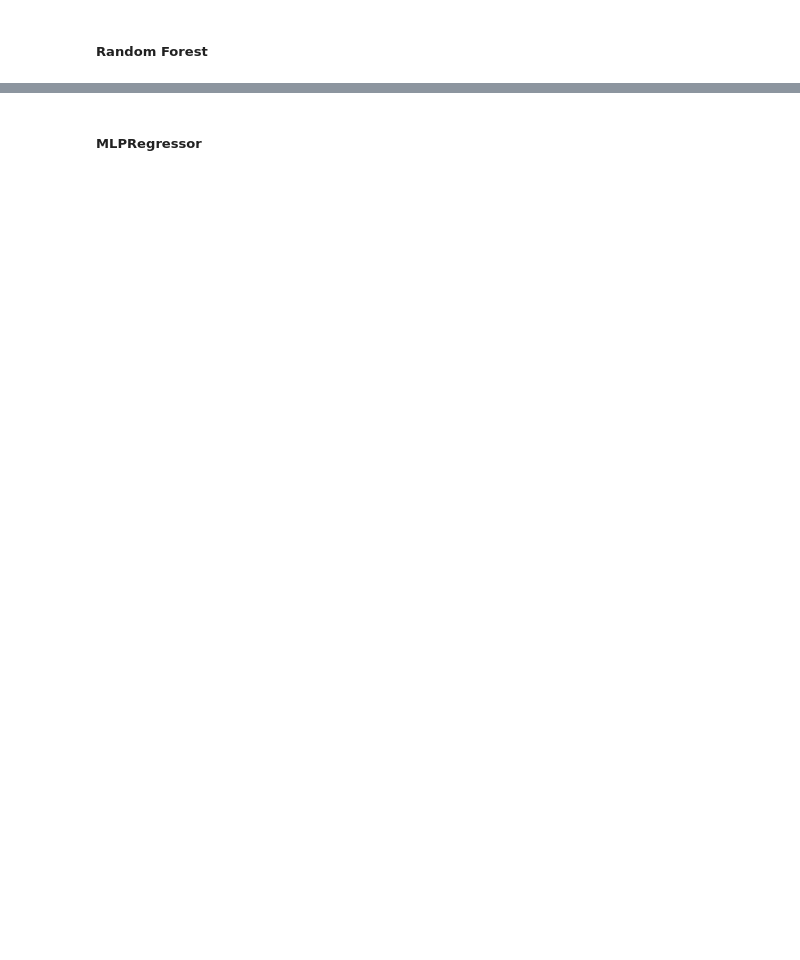
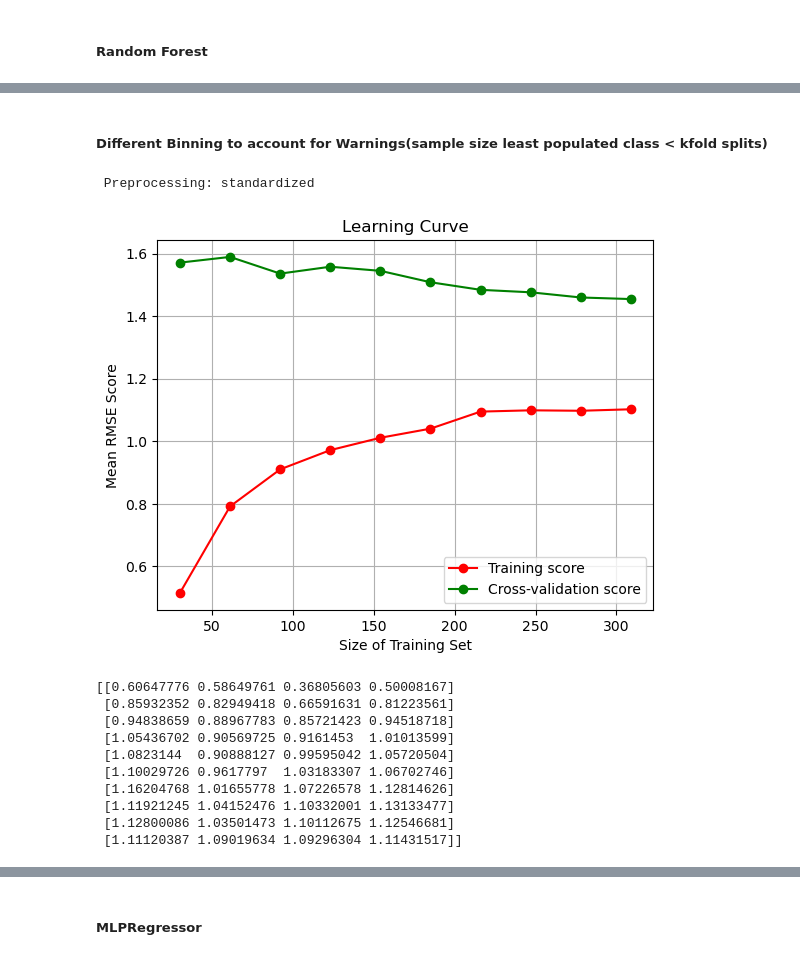
Before and after one commit to Yawkward/fire_data, a Jupyter notebook: FWI_project.ipynb, the cells around one changed output, grey strips where cells are left out. Drawn from its saved outputs; the diff is of its cells as text; code cells hidden in the pictures; blank space fills up the shorter version.

```diff
--- a/FWI_project.ipynb
+++ b/FWI_project.ipynb
@@ -568,0 +718,31 @@ RandomForestRegressor(max_depth=5, n_estimators=57)
+# %% [markdown]
+##### Different Binning to account for Warnings(sample size least populated class < kfold splits)
+# %%
+a_model = get_model(model_name='randomForest')
+param_grid = {"n_estimators": np.array(np.arange(50, 70, 1)), "max_depth": np.array(np.arange(5, 15, 1))}
+binning = [-np.inf, 0.01, 0.52, 1090.84]
+bin_label = [1, 2, 3]
+
+rmse_rf, randomForReg_tuned3 = evaluate_model3(X_train, y_train,
+                a_model,
+                param_grid=param_grid,
+                standardize=True,
+                thr_bins=binning,
+                bin_label=bin_label,
+                kfolds=4,
+                plot=True)
+dump(randomForReg_tuned3, 'randomForReg_tuned3.pkl')
+print(rmse_rf)
+# %% [output]
+ Preprocessing: standardized
+[figure, added]
+[[0.60647776 0.58649761 0.36805603 0.50008167]
+ [0.85932352 0.82949418 0.66591631 0.81223561]
+ [0.94838659 0.88967783 0.85721423 0.94518718]
+ [1.05436702 0.90569725 0.9161453  1.01013599]
+ [1.0823144  0.90888127 0.99595042 1.05720504]
+ [1.10029726 0.9617797  1.03183307 1.06702746]
+ [1.16204768 1.01655778 1.07226578 1.12814626]
+ [1.11921245 1.04152476 1.10332001 1.13133477]
+ [1.12800086 1.03501473 1.10112675 1.12546681]
+ [1.11120387 1.09019634 1.09296304 1.11431517]]
```
Also changed, not shown: parts of 22 cells of this notebook, 9 other files.
